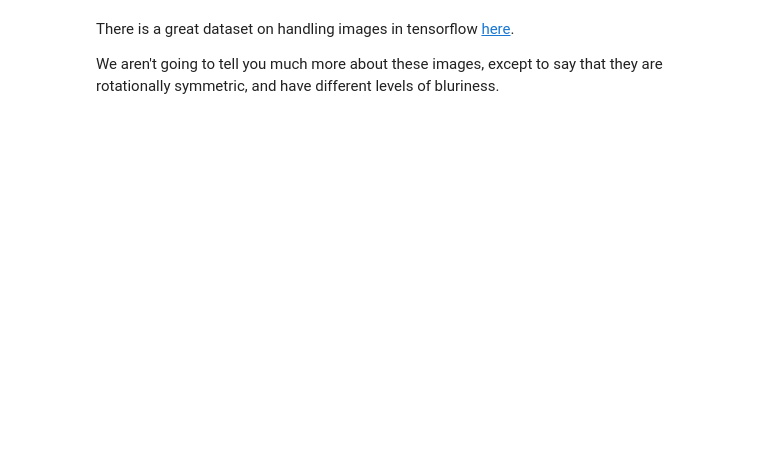
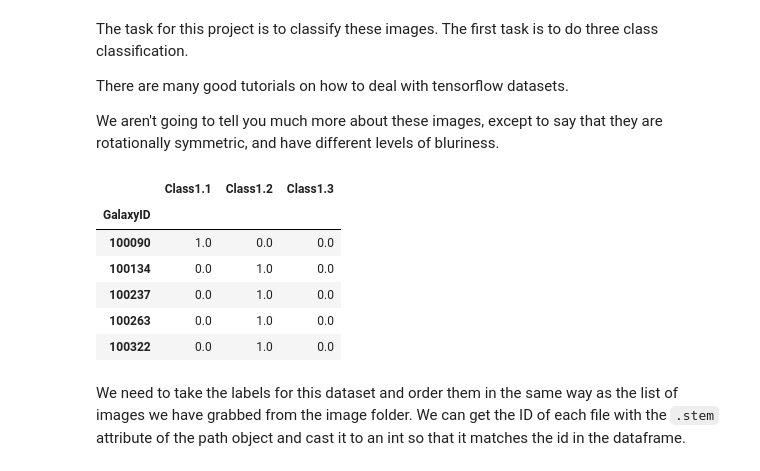
Before and after one commit to TheLuckyPie/Galaxy_Identification_ML_Project, a Jupyter notebook: notebooks/GalaxyZooDataExploration.ipynb, the cells around one changed output. Cells and saved outputs as stored; diff of their text form; code cells hidden in the pictures; blank space fills up the shorter version.

````diff
--- a/notebooks/GalaxyZooDataExploration.ipynb
+++ b/notebooks/GalaxyZooDataExploration.ipynb
@@ -25,4 +34,23 @@ for i in range(n_plot):
 # %% [markdown]
-There is a great dataset on handling images in tensorflow [here](https://www.tensorflow.org/tutorials/load_data/images).
+The task for this project is to classify these images. The first task is to do three class classification.
+
+There are many good tutorials on how to deal with tensorflow datasets.
 
 We aren't going to tell you much more about these images, except to say that they are rotationally symmetric, and have different levels of bluriness.
+# %%
+import pandas as pd
+# Another nice feature of pathlib objects is that the / operator will join strings as directories
+labels = pd.read_csv(image_dir / 'exercise_1_labels.csv')
+# %%
+labels = labels.set_index('GalaxyID')
+labels.head()
+# %% [output]
+|  | Class1.1 | Class1.2 | Class1.3 |
+| GalaxyID |  |  |  |
+| 100090 | 1.0 | 0.0 | 0.0 |
+| 100134 | 0.0 | 1.0 | 0.0 |
+| 100237 | 0.0 | 1.0 | 0.0 |
+| 100263 | 0.0 | 1.0 | 0.0 |
+| 100322 | 0.0 | 1.0 | 0.0 |
+# %% [markdown]
+We need to take the labels for this dataset and order them in the same way as the list of images we have grabbed from the image folder. We can get the ID of each file with the ```.stem``` attribute of the path object and cast it to an int so that it matches the id in the dataframe.
````
Also changed, not shown: parts of 12 cells of this notebook.
